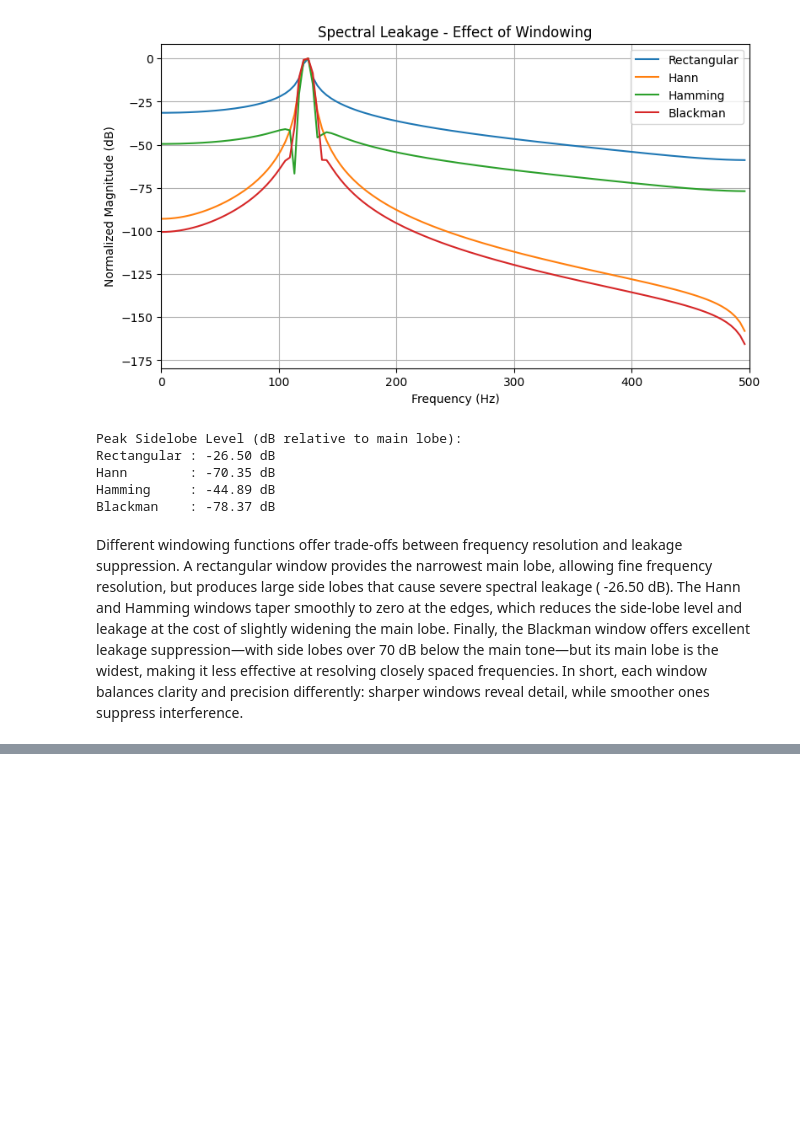
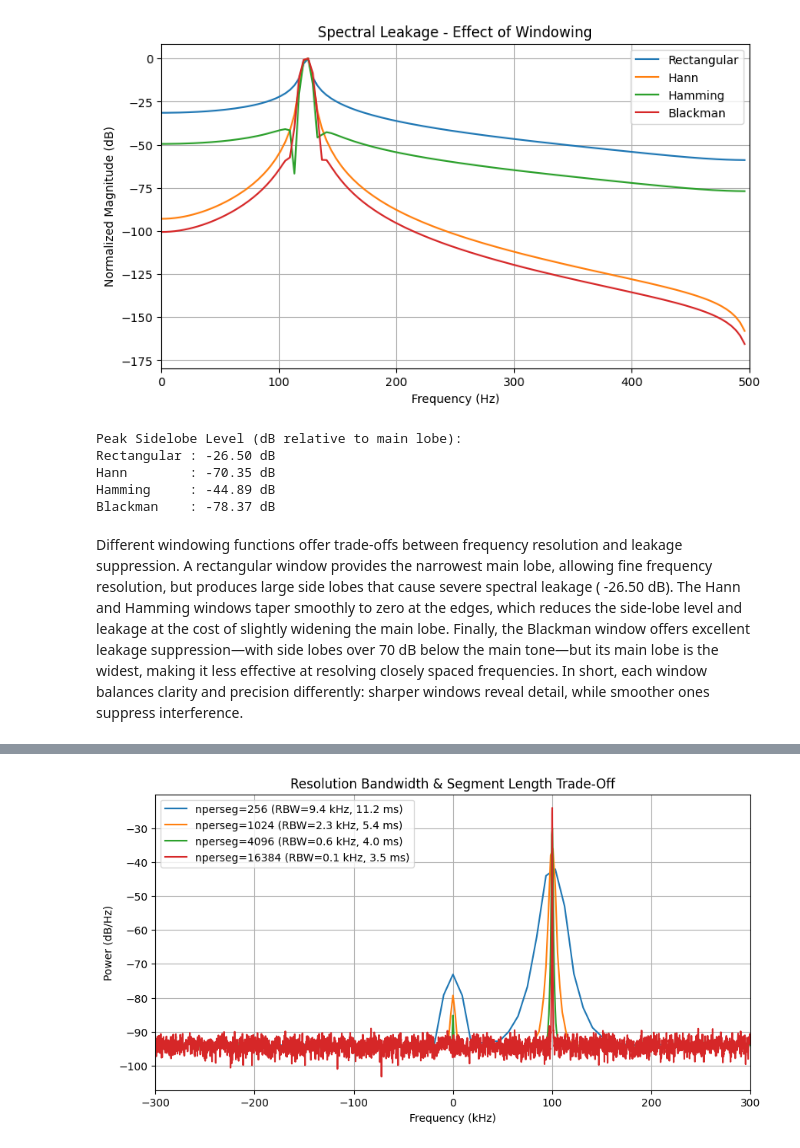
Before and after one commit to RaymondWalker/sdr_dsp_labs, a Jupyter notebook: notebooks/SDR_DSP_notebook.ipynb, the cells around one changed output, grey strips where cells are left out. Saved outputs shown, nothing was run; the diff lists cells and outputs as text; code cells hidden in the pictures; blank space fills up the shorter version.

```diff
--- a/notebooks/SDR_DSP_notebook.ipynb
+++ b/notebooks/SDR_DSP_notebook.ipynb
@@ -985,0 +1067,85 @@ In short, each window balances clarity and precision differently: sharper window
+# %%
+import numpy as np
+import matplotlib.pyplot as plt
+from scipy.signal import welch, get_window
+import time
+import pandas as pd
+
+
+#Timing function for comparison
+def time_function(func, *args, **kwargs):
+    start = time.perf_counter()
+    result = func(*args, **kwargs)
+    elapsed = time.perf_counter() - start
+    return result, elapsed
+
+#-------------------------
+#Params
+#-------------------------
+fs     = 2.4e6   #2.4 MHz sample rate
+f_tone = 100e3   #100kHz Tone
+N      = 65536   # Very large length
+t = np.arange(N) / fs
+
+#AWGN
+rng = np.random.default_rng(0)
+noise_power = 0.001
+signal = np.exp(2j * np.pi * f_tone * t)
+rx_signal = signal + np.sqrt(noise_power / 2) * (rng.standard_normal(N) + 1j* rng.standard_normal(N))
+
+#-------------------------
+#Welch PSD
+#-------------------------
+segment_lengths = [256, 1024, 4096, 16384]
+plt.figure(figsize=(10,5))
+
+timing_results = []
+
+for seg in segment_lengths:
+    # Time the Welch PSD call
+    (f_psd, Pxx), elapsed = time_function(
+        welch, rx_signal, fs, 'hann', seg, seg//2, scaling='density'
+    )
+
+    Pxx_db = 10*np.log10(Pxx + 1e-15)
+    plt.plot(np.fft.fftshift(f_psd)/1e3, np.fft.fftshift(Pxx_db),
+             label=f"nperseg={seg} (RBW={fs/seg/1e3:.1f} kHz, {elapsed*1e3:.1f} ms)")
+
+    timing_results.append((seg, fs/seg, elapsed))
+
+plt.xlabel("Frequency (kHz)")
+plt.ylabel("Power (dB/Hz)")
+plt.title("Resolution Bandwidth & Segment Length Trade-Off")
+plt.grid(True)
+plt.legend()
+plt.xlim(-300, 300)
+plt.show()
+
+#-------------------------
+#Time comparison
+#-------------------------
+
+print("Segment Length Timing Comparison:")
+print("nperseg\tRBW (Hz)\tTime (ms)")
+for seg, rbw, elapsed in timing_results:
+    print(f"{seg}\t{rbw:10.1f}\t{elapsed*1e3:8.2f}")
+
+# Convert timing results to DataFrame for plotting
+df = pd.DataFrame(timing_results, columns=["nperseg", "RBW_Hz", "Time_s"])
+df["RBW_kHz"] = df["RBW_Hz"] / 1e3
+df["Time_ms"] = df["Time_s"] * 1e3
+
+# Plot RBW vs. Time
+plt.figure(figsize=(7,4))
+plt.plot(df["RBW_kHz"], df["Time_ms"], 'o-', lw=2)
+plt.xscale('log')
+plt.xlabel("Resolution Bandwidth (kHz, log scale)")
+plt.ylabel("Computation Time (ms)")
+plt.title("Computation Time vs. Resolution Bandwidth")
+plt.grid(True, which='both', ls='--')
+plt.show()
+
+
+display(df[["nperseg", "RBW_kHz", "Time_ms"]])
+# %% [output]
+[figure, added]
```
Also changed, not shown: parts of 13 cells of this notebook.
